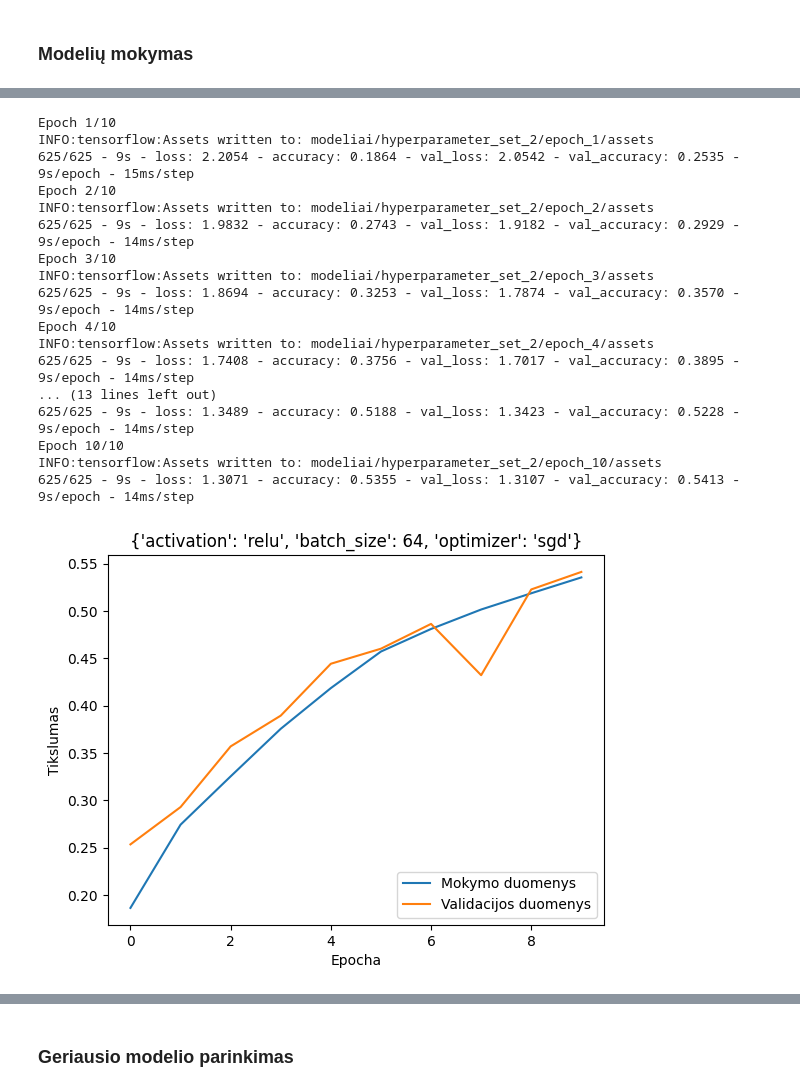
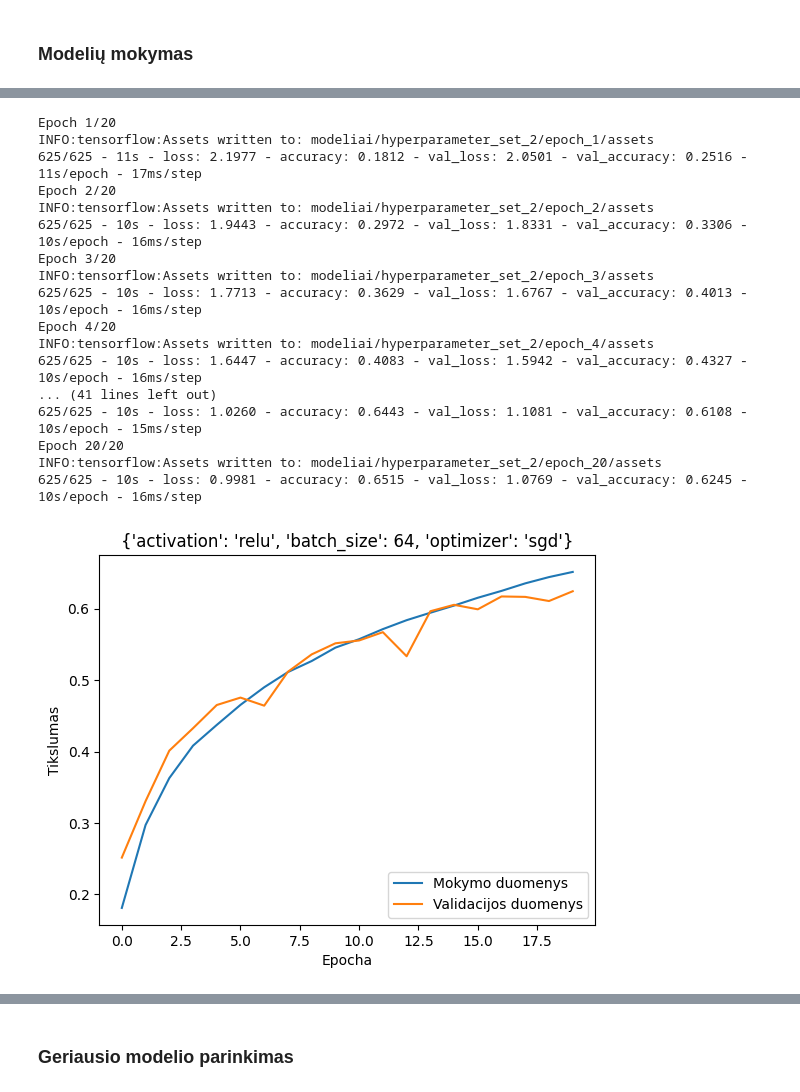
Before and after one commit to dovmar/DI, a Jupyter notebook: Lab4/Lab4.ipynb, the cells around one changed output, grey strips where cells are left out. Drawn from its saved outputs; the diff is of its cells as text; code cells hidden in the pictures.

```diff
--- a/Lab4/Lab4.ipynb
+++ b/Lab4/Lab4.ipynb
@@ -152,0 +283,8 @@ histories = []
+# %%
+i = 98
+
+model, history, accuracy = pipeline(train_images,train_labels,test_images,test_labels,
+                                    **grid[0],attempt = i,model=model2,epochs=20)
+test_accuracies.append(accuracy)
+models.append(model)
+histories.append(history)
@@ -152,0 +312,8 @@ histories = []
+# %%
+i = 97
+
+model, history, accuracy = pipeline(train_images,train_labels,test_images,test_labels,
+                                    **grid[0],attempt = i,model=model3,epochs=20)
+test_accuracies.append(accuracy)
+models.append(model)
+histories.append(history)
@@ -154,7 +342,7 @@ histories = []
 i = 0
 
 model, history, accuracy = pipeline(train_images,train_labels,test_images,test_labels,
-                                    **grid[i],attempt = i)
+                                    **grid[i],attempt = i,epochs=20)
 test_accuracies.append(accuracy)
 models.append(model)
 histories.append(history)
@@ -183,7 +371,7 @@ Modelio tikslumas:  0.59
 i = 1
 
 model, history, accuracy = pipeline(train_images,train_labels,test_images,test_labels,
-                                    **grid[i],attempt = i)
+                                    **grid[i],attempt = i,epochs=20)
 test_accuracies.append(accuracy)
 models.append(model)
 histories.append(history)
@@ -211,27 +399,27 @@ Modelio tikslumas:  0.7
 # %%
 i = 2
 
 model, history, accuracy = pipeline(train_images,train_labels,test_images,test_labels,
-                                    **grid[i],attempt = i)
+                                    **grid[i],attempt = i,epochs=20)
 test_accuracies.append(accuracy)
 models.append(model)
 histories.append(history)
 # %% [output]
-Epoch 1/10
+Epoch 1/20
 INFO:tensorflow:Assets written to: modeliai/hyperparameter_set_2/epoch_1/assets
-625/625 - 9s - loss: 2.2054 - accuracy: 0.1864 - val_loss: 2.0542 - val_accuracy: 0.2535 - 9s/epoch - 15ms/step
-Epoch 2/10
+625/625 - 11s - loss: 2.1977 - accuracy: 0.1812 - val_loss: 2.0501 - val_accuracy: 0.2516 - 11s/epoch - 17ms/step
+Epoch 2/20
 INFO:tensorflow:Assets written to: modeliai/hyperparameter_set_2/epoch_2/assets
-625/625 - 9s - loss: 1.9832 - accuracy: 0.2743 - val_loss: 1.9182 - val_accuracy: 0.2929 - 9s/epoch - 14ms/step
-Epoch 3/10
+625/625 - 10s - loss: 1.9443 - accuracy: 0.2972 - val_loss: 1.8331 - val_accuracy: 0.3306 - 10s/epoch - 16ms/step
+Epoch 3/20
 INFO:tensorflow:Assets written to: modeliai/hyperparameter_set_2/epoch_3/assets
-625/625 - 9s - loss: 1.8694 - accuracy: 0.3253 - val_loss: 1.7874 - val_accuracy: 0.3570 - 9s/epoch - 14ms/step
-Epoch 4/10
+625/625 - 10s - loss: 1.7713 - accuracy: 0.3629 - val_loss: 1.6767 - val_accuracy: 0.4013 - 10s/epoch - 16ms/step
+Epoch 4/20
 INFO:tensorflow:Assets written to: modeliai/hyperparameter_set_2/epoch_4/assets
-625/625 - 9s - loss: 1.7408 - accuracy: 0.3756 - val_loss: 1.7017 - val_accuracy: 0.3895 - 9s/epoch - 14ms/step
-... (13 lines left out)
-625/625 - 9s - loss: 1.3489 - accuracy: 0.5188 - val_loss: 1.3423 - val_accuracy: 0.5228 - 9s/epoch - 14ms/step
-Epoch 10/10
-INFO:tensorflow:Assets written to: modeliai/hyperparameter_set_2/epoch_10/assets
-625/625 - 9s - loss: 1.3071 - accuracy: 0.5355 - val_loss: 1.3107 - val_accuracy: 0.5413 - 9s/epoch - 14ms/step
+625/625 - 10s - loss: 1.6447 - accuracy: 0.4083 - val_loss: 1.5942 - val_accuracy: 0.4327 - 10s/epoch - 16ms/step
+... (41 lines left out)
+625/625 - 10s - loss: 1.0260 - accuracy: 0.6443 - val_loss: 1.1081 - val_accuracy: 0.6108 - 10s/epoch - 15ms/step
+Epoch 20/20
+INFO:tensorflow:Assets written to: modeliai/hyperparameter_set_2/epoch_20/assets
+625/625 - 10s - loss: 0.9981 - accuracy: 0.6515 - val_loss: 1.0769 - val_accuracy: 0.6245 - 10s/epoch - 16ms/step
-[figure, old version]
+[figure, new version]
```
Also changed, not shown: parts of 25 cells of this notebook, 2 other files.
